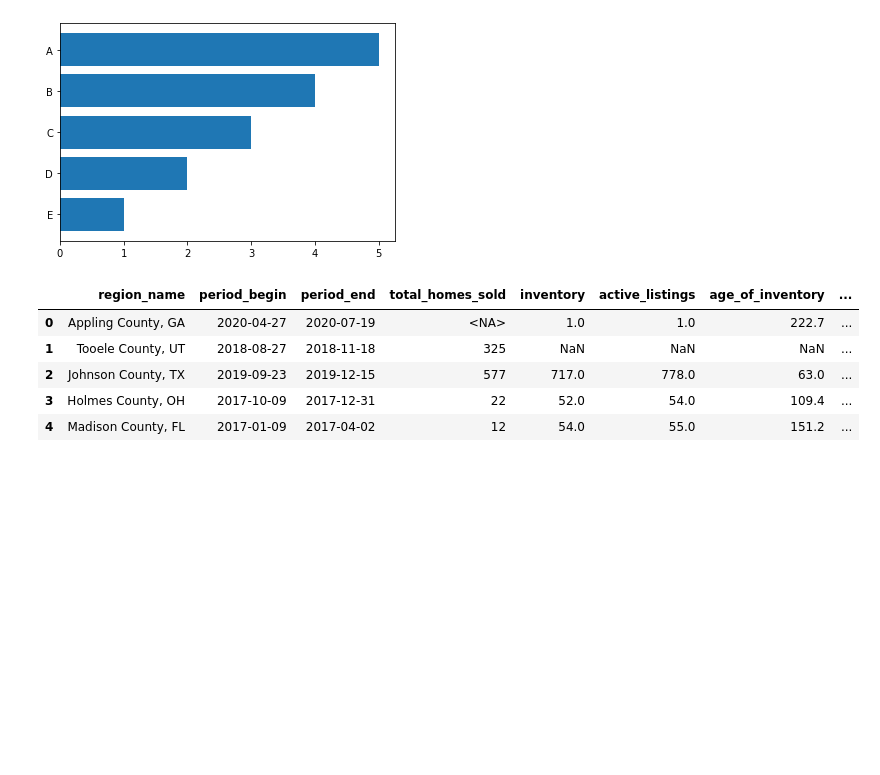
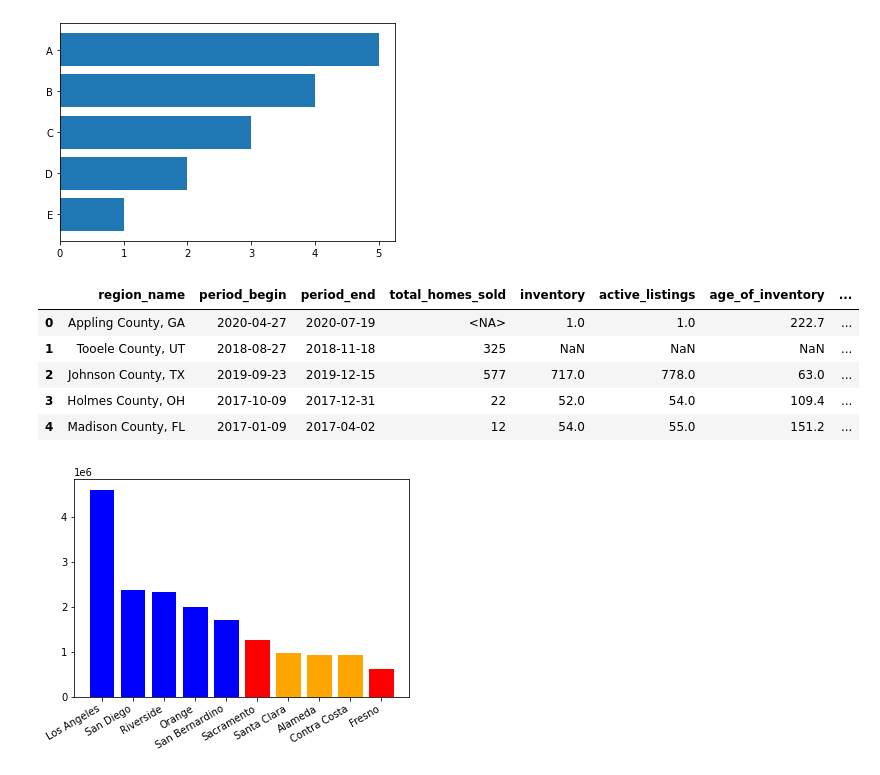
Before and after one commit to naruhikohama/dataviz-python, a Jupyter notebook: bar_charts_demo.ipynb, the cells around one changed output. Saved outputs shown, nothing was run; the diff lists cells and outputs as text; code cells hidden in the pictures; blank space fills up the shorter version.

Commit message:
bar chart basics

```diff
--- a/bar_charts_demo.ipynb
+++ b/bar_charts_demo.ipynb
@@ -44,17 +44,25 @@ total_sold = (
 # %%
 fig, ax = plt.subplots()
 
 colors = [
     'blue',
     'blue',
     'blue',
     'blue',
     'blue',
     'red',
     'orange',
     'orange',
     'orange',
     'red'
 ]
 
-ax.bar(x = tota)
+ax.bar(x = total_sold.index,
+       height = total_sold['total_homes_sold'],
+       color = colors)
+
+plt.setp(ax.xaxis.get_majorticklabels(), rotation=30, ha = 'right')
+
+plt.show()
+# %% [output]
+[figure, added]
```
Also changed, not shown: parts of 1 cell of this notebook.
